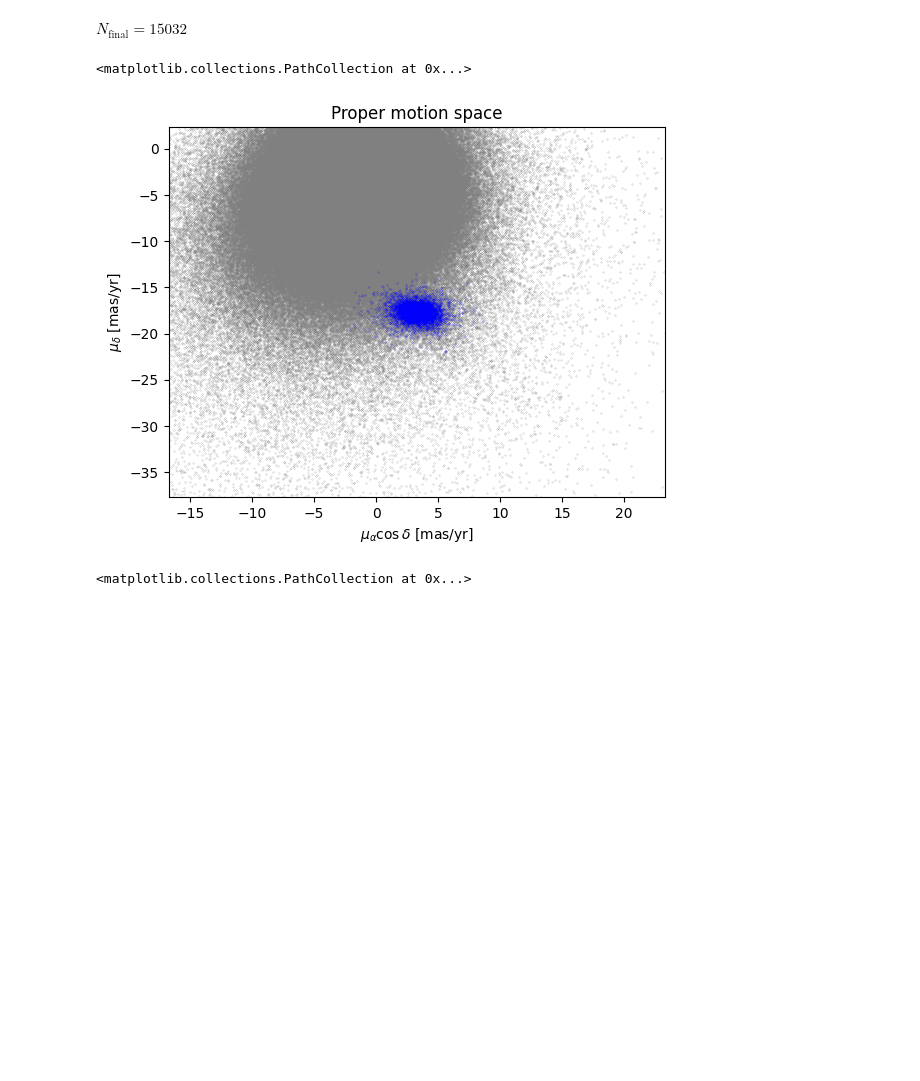
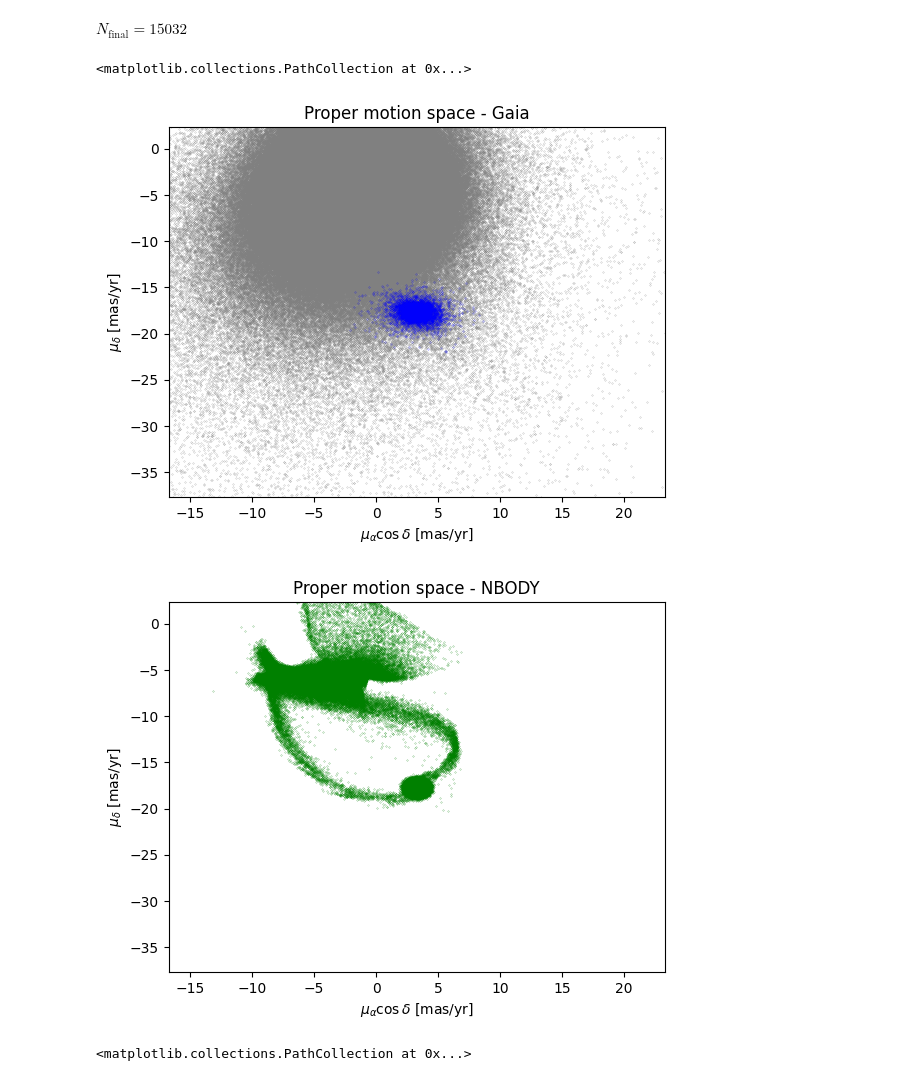
Before and after one commit to anthony-arnold/ngc6397, a Jupyter notebook: ngc6397.ipynb, the cells around one changed output. Drawn from its saved outputs; the diff is of its cells as text; code cells hidden in the pictures; blank space fills up the shorter version.

```diff
--- a/ngc6397.ipynb
+++ b/ngc6397.ipynb
@@ -76,7 +76,7 @@ from scipy import stats
 from geom import angular_dist, deg2rad
 
 # Seperate the cluster into inside 0.5 degree radius and outside.
-distances = angular_dist(gaia.data, orbits.RA, orbits.DEC)
+distances = angular_dist(gaia.data['ra'], gaia.data['dec'], orbits.RA, orbits.DEC)
 inside = distances < deg2rad(0.5)
 
 # Find all of the faint stars (mag > 20.1)
@@ -102,26 +102,43 @@ $\displaystyle N_\text{final} = 15032$
 # %%
 import matplotlib.pyplot as plt
 %matplotlib inline
 
 # Draw a proper motion diagram.
 fig, ax = plt.subplots(ncols=1)
 
 ax.set(
-    title=r'Proper motion space',
+    title=r'Proper motion space - Gaia',
     xlim=[orbits.PMRA[0]-20, orbits.PMRA[0]+20],
     ylim=[orbits.PMDEC[0]-20, orbits.PMDEC[0]+20]
 )
 ax.set_xlabel(r'$\mu_{\alpha} \cos \delta$ [mas/yr]')
 ax.set_ylabel(r'$\mu_{\delta}$ [mas/yr]')
 
 # Stars outside the proper motion space
 ax.scatter(gaia.data['pmra'][~cut], gaia.data['pmdec'][~cut], color='gray', s=0.1, marker='.')
 
 # Stars inside the proper motion space
 ax.scatter(gaia.data['pmra'][cut], gaia.data['pmdec'][cut], color='b', s=0.1, marker='.')
+
+
+# Draw a PM diagram for nbody
+nbody = np.loadtxt('ngc6397.out')
+fig, ax = plt.subplots(ncols=1)
+
+ax.set(
+    title=r'Proper motion space - NBODY',
+    xlim=[orbits.PMRA[0]-20, orbits.PMRA[0]+20],
+    ylim=[orbits.PMDEC[0]-20, orbits.PMDEC[0]+20]
+)
+ax.set_xlabel(r'$\mu_{\alpha} \cos \delta$ [mas/yr]')
+ax.set_ylabel(r'$\mu_{\delta}$ [mas/yr]')
+
+# Stars inside the proper motion space
+ax.scatter(nbody[:,4], nbody[:,5], color='g', s=0.1, marker='.')
 # %% [output]
 <matplotlib.collections.PathCollection at 0x...>
-[figure, old version]
+[figure, new version]
+[figure, added]
 # %%
 # Draw a colour-magnitude diagram
 
```
Also changed, not shown: parts of 4 cells of this notebook, 1 other file.
